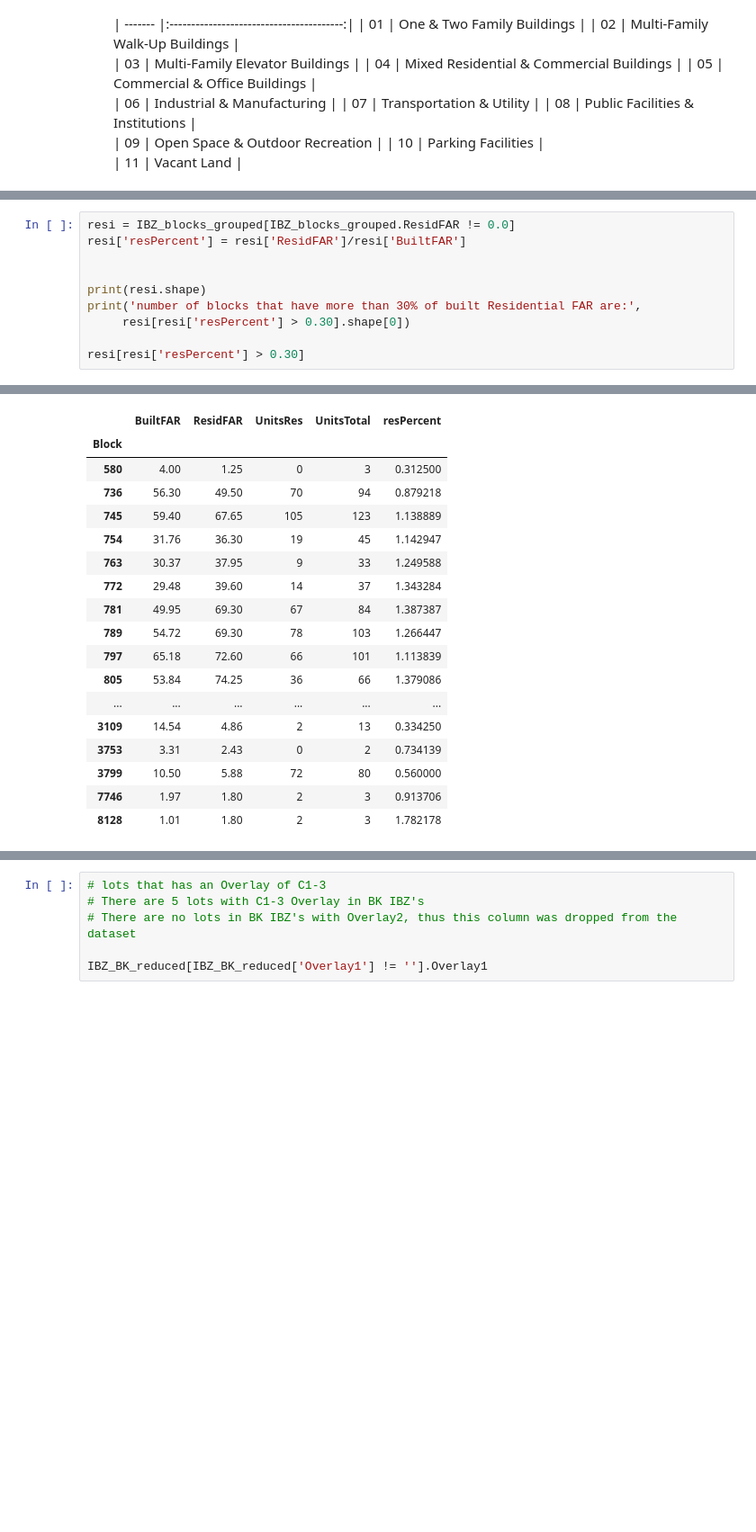
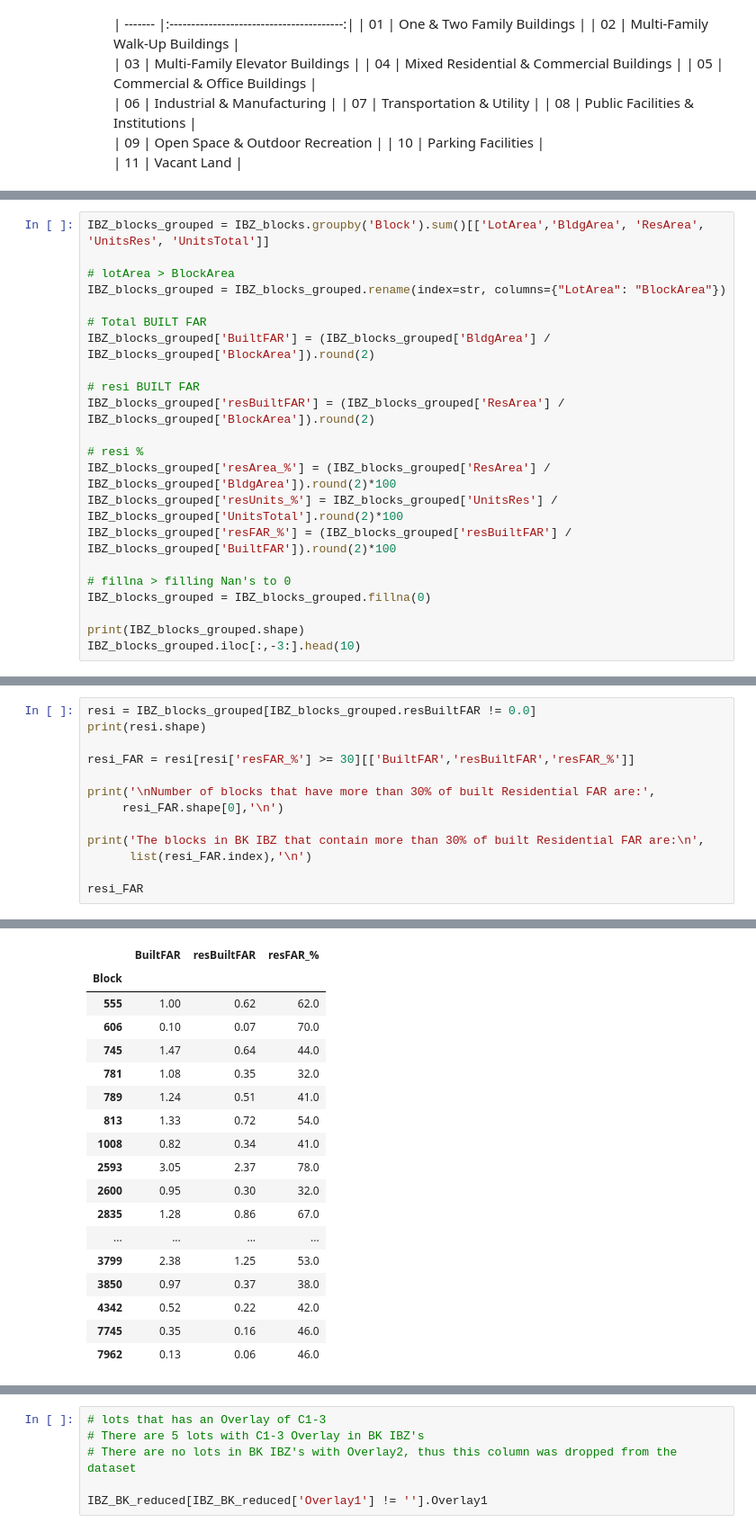
Before and after one commit to drawbrooklyn/IBZ_analysis, a Jupyter notebook: IBZ_analysis.ipynb, the cells around one changed output, grey strips where cells are left out. Shown at 90% size. Cells and saved outputs as stored; diff of their text form; blank space fills up the shorter version.

```diff
--- a/IBZ_analysis.ipynb
+++ b/IBZ_analysis.ipynb
@@ -411,0 +673,22 @@ IBZ_blocks_grouped.head()
+# %%
+IBZ_blocks_grouped = IBZ_blocks.groupby('Block').sum()[['LotArea','BldgArea', 'ResArea', 'UnitsRes', 'UnitsTotal']]
+
+# lotArea > BlockArea
+IBZ_blocks_grouped = IBZ_blocks_grouped.rename(index=str, columns={"LotArea": "BlockArea"})
+
+# Total BUILT FAR
+IBZ_blocks_grouped['BuiltFAR'] = (IBZ_blocks_grouped['BldgArea'] / IBZ_blocks_grouped['BlockArea']).round(2)
+
+# resi BUILT FAR
+IBZ_blocks_grouped['resBuiltFAR'] = (IBZ_blocks_grouped['ResArea'] / IBZ_blocks_grouped['BlockArea']).round(2)
+
+# resi %
+IBZ_blocks_grouped['resArea_%'] = (IBZ_blocks_grouped['ResArea'] / IBZ_blocks_grouped['BldgArea']).round(2)*100
+IBZ_blocks_grouped['resUnits_%'] = IBZ_blocks_grouped['UnitsRes'] / IBZ_blocks_grouped['UnitsTotal'].round(2)*100
+IBZ_blocks_grouped['resFAR_%'] = (IBZ_blocks_grouped['resBuiltFAR'] / IBZ_blocks_grouped['BuiltFAR']).round(2)*100
+
+# fillna > filling Nan's to 0
+IBZ_blocks_grouped = IBZ_blocks_grouped.fillna(0)
+
+print(IBZ_blocks_grouped.shape)
+IBZ_blocks_grouped.iloc[:,-3:].head(10)
@@ -412,11 +709,14 @@ IBZ_blocks_grouped.head()
 # %%
-resi = IBZ_blocks_grouped[IBZ_blocks_grouped.ResidFAR != 0.0]
-resi['resPercent'] = resi['ResidFAR']/resi['BuiltFAR']
+resi = IBZ_blocks_grouped[IBZ_blocks_grouped.resBuiltFAR != 0.0]
+print(resi.shape)
 
+resi_FAR = resi[resi['resFAR_%'] >= 30][['BuiltFAR','resBuiltFAR','resFAR_%']]
 
-print(resi.shape)
-print('number of blocks that have more than 30% of built Residential FAR are:',
-     resi[resi['resPercent'] > 0.30].shape[0])
+print('\nNumber of blocks that have more than 30% of built Residential FAR are:',
+     resi_FAR.shape[0],'\n')
 
-resi[resi['resPercent'] > 0.30]
+print('The blocks in BK IBZ that contain more than 30% of built Residential FAR are:\n',
+      list(resi_FAR.index),'\n')
+
+resi_FAR
 # %% [output]
@@ -429,18 +729,18 @@ See the caveats in the documentation: http://pandas.pydata.org/pandas-docs/stabl
-|  | BuiltFAR | ResidFAR | UnitsRes | UnitsTotal | resPercent |
-| Block |  |  |  |  |  |
-| 580 | 4.00 | 1.25 | 0 | 3 | 0.312500 |
-| 736 | 56.30 | 49.50 | 70 | 94 | 0.879218 |
-| 745 | 59.40 | 67.65 | 105 | 123 | 1.138889 |
-| 754 | 31.76 | 36.30 | 19 | 45 | 1.142947 |
-| 763 | 30.37 | 37.95 | 9 | 33 | 1.249588 |
-| 772 | 29.48 | 39.60 | 14 | 37 | 1.343284 |
-| 781 | 49.95 | 69.30 | 67 | 84 | 1.387387 |
-| 789 | 54.72 | 69.30 | 78 | 103 | 1.266447 |
-| 797 | 65.18 | 72.60 | 66 | 101 | 1.113839 |
-| 805 | 53.84 | 74.25 | 36 | 66 | 1.379086 |
-| ... | ... | ... | ... | ... | ... |
-| 3109 | 14.54 | 4.86 | 2 | 13 | 0.334250 |
-| 3753 | 3.31 | 2.43 | 0 | 2 | 0.734139 |
-| 3799 | 10.50 | 5.88 | 72 | 80 | 0.560000 |
-| 7746 | 1.97 | 1.80 | 2 | 3 | 0.913706 |
-| 8128 | 1.01 | 1.80 | 2 | 3 | 1.782178 |
+|  | BuiltFAR | resBuiltFAR | resFAR_% |
+| Block |  |  |  |
+| 555 | 1.00 | 0.62 | 62.0 |
+| 606 | 0.10 | 0.07 | 70.0 |
+| 745 | 1.47 | 0.64 | 44.0 |
+| 781 | 1.08 | 0.35 | 32.0 |
+| 789 | 1.24 | 0.51 | 41.0 |
+| 813 | 1.33 | 0.72 | 54.0 |
+| 1008 | 0.82 | 0.34 | 41.0 |
+| 2593 | 3.05 | 2.37 | 78.0 |
+| 2600 | 0.95 | 0.30 | 32.0 |
+| 2835 | 1.28 | 0.86 | 67.0 |
+| ... | ... | ... | ... |
+| 3799 | 2.38 | 1.25 | 53.0 |
+| 3850 | 0.97 | 0.37 | 38.0 |
+| 4342 | 0.52 | 0.22 | 42.0 |
+| 7745 | 0.35 | 0.16 | 46.0 |
+| 7962 | 0.13 | 0.06 | 46.0 |
```
Also changed, not shown: parts of 54 cells of this notebook.
